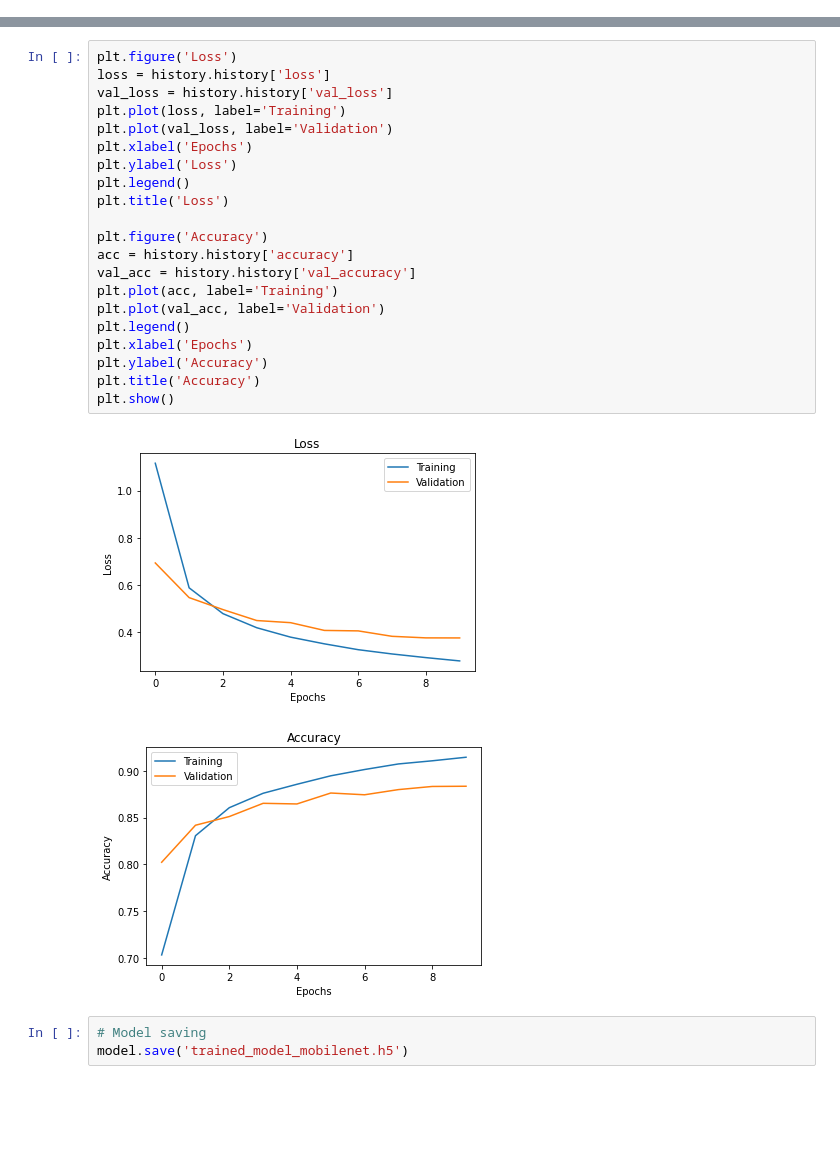
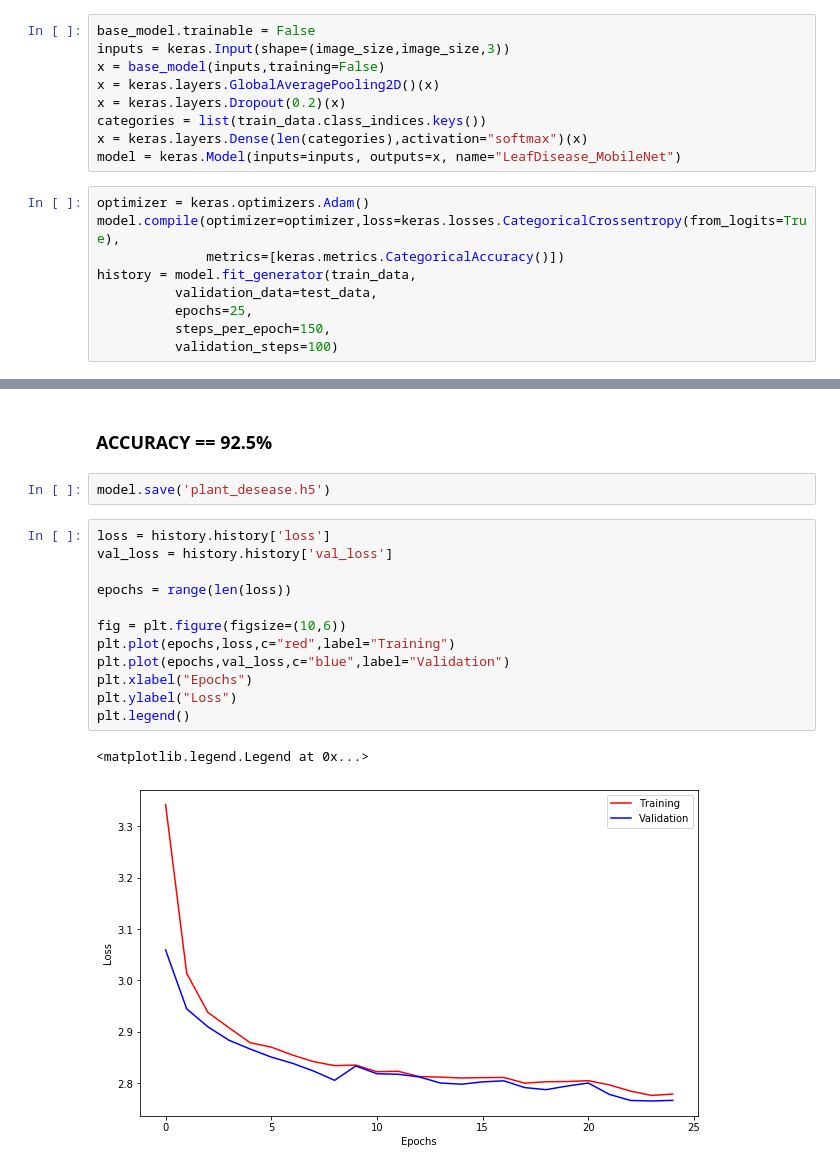
Before and after one commit to suagar10/AgraQ, a Jupyter notebook: Models/plant_disease_prediction_model.ipynb, the cells around one changed output, grey strips where cells are left out. Drawn from its saved outputs; the diff is of its cells as text; blank space fills up the shorter version.

Commit message:
Model improved and removed file clutter

```diff
--- a/Models/plant_disease_prediction_model.ipynb
+++ b/Models/plant_disease_prediction_model.ipynb
@@ -115,0 +39,18 @@ Epoch 10/10
+# %%
+base_model.trainable = False
+inputs = keras.Input(shape=(image_size,image_size,3))
+x = base_model(inputs,training=False)
+x = keras.layers.GlobalAveragePooling2D()(x)
+x = keras.layers.Dropout(0.2)(x)
+categories = list(train_data.class_indices.keys())
+x = keras.layers.Dense(len(categories),activation="softmax")(x)
+model = keras.Model(inputs=inputs, outputs=x, name="LeafDisease_MobileNet")
+# %%
+optimizer = keras.optimizers.Adam()
+model.compile(optimizer=optimizer,loss=keras.losses.CategoricalCrossentropy(from_logits=True),
+              metrics=[keras.metrics.CategoricalAccuracy()])
+history = model.fit_generator(train_data,
+          validation_data=test_data,
+          epochs=25,
+          steps_per_epoch=150,
+          validation_steps=100)
@@ -116,27 +80,19 @@ Epoch 10/10
+# %% [markdown]
+### ACCURACY == 92.5%
+# %%
+model.save('plant_desease.h5')
 # %%
-plt.figure('Loss')
 loss = history.history['loss']
 val_loss = history.history['val_loss']
-plt.plot(loss, label='Training')
-plt.plot(val_loss, label='Validation')
-plt.xlabel('Epochs')
-plt.ylabel('Loss')
+
+epochs = range(len(loss))
+
+fig = plt.figure(figsize=(10,6))
+plt.plot(epochs,loss,c="red",label="Training")
+plt.plot(epochs,val_loss,c="blue",label="Validation")
+plt.xlabel("Epochs")
+plt.ylabel("Loss")
 plt.legend()
-plt.title('Loss')
-
-plt.figure('Accuracy')
-acc = history.history['accuracy']
-val_acc = history.history['val_accuracy']
-plt.plot(acc, label='Training')
-plt.plot(val_acc, label='Validation')
-plt.legend()
-plt.xlabel('Epochs')
-plt.ylabel('Accuracy')
-plt.title('Accuracy')
-plt.show()
 # %% [output]
+<matplotlib.legend.Legend at 0x...>
-[figure, old version]
+[figure, new version]
-[figure, removed]
-# %%
-# Model saving
-model.save('trained_model_mobilenet.h5')
```
Also changed, not shown: parts of 24 cells of this notebook, 2 other files.
